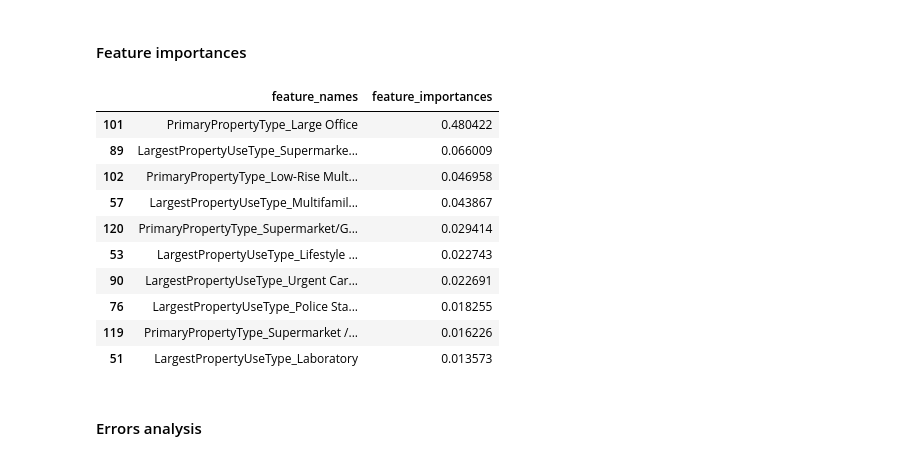
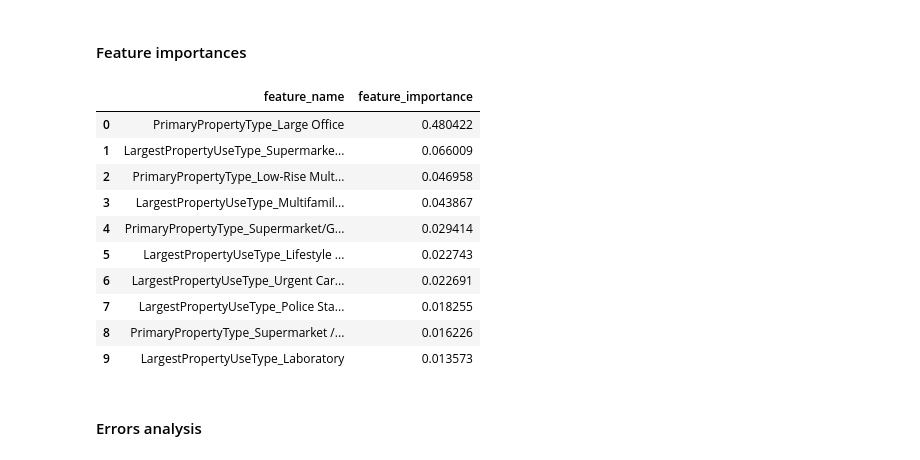
Before and after one commit to nicodesh/seattle-building-energy-prediction, a Jupyter notebook: seattle-building-energy-forecasting-part5.ipynb, the cells around one changed output. Cells and saved outputs as stored; diff of their text form; code cells hidden in the pictures.

```diff
--- a/seattle-building-energy-forecasting-part5.ipynb
+++ b/seattle-building-energy-forecasting-part5.ipynb
@@ -447,7 +461,8 @@ params = {'max_depth': [50],
           'n_jobs': [4],
           'n_estimators':[50]}
 
-regressor2, model2, X_test2, y_test2 = my_xgb(data_prep.drop([target2, "ENERGYSTARScore"], axis=1), params, target1)
+regressor2, X_test2, y_test2 = my_xgb(data_prep.drop([target2, "ENERGYSTARScore"], axis=1), params, target1)
+model2 = regressor2["model"].iloc[0]
 # %% [markdown]
 #### Display results
 # %%
@@ -462,27 +493,27 @@ print(model2.get_params())
 # %%
 feature_importances = model2.feature_importances_
 feature_names = data_prep.drop([target1, target2, "ENERGYSTARScore"], axis=1).columns
 
 temp_df2 = {
-    'feature_names': feature_names,
-    'feature_importances': feature_importances
+    'feature_name': feature_names,
+    'feature_importance': feature_importances
 }
 
-temp_df2 = pd.DataFrame(temp_df2).sort_values(by="feature_importances", ascending=False)
+temp_df2 = pd.DataFrame(temp_df2).sort_values(by="feature_importance", ascending=False)
 
-display(temp_df2.head(10))
+display(temp_df2.reset_index(drop=True).head(10))
 # %% [output]
-|  | feature_names | feature_importances |
-| 101 | PrimaryPropertyType_Large Office | 0.480422 |
-| 89 | LargestPropertyUseType_Supermarke... | 0.066009 |
-| 102 | PrimaryPropertyType_Low-Rise Mult... | 0.046958 |
-| 57 | LargestPropertyUseType_Multifamil... | 0.043867 |
-| 120 | PrimaryPropertyType_Supermarket/G... | 0.029414 |
-| 53 | LargestPropertyUseType_Lifestyle ... | 0.022743 |
-| 90 | LargestPropertyUseType_Urgent Car... | 0.022691 |
-| 76 | LargestPropertyUseType_Police Sta... | 0.018255 |
-| 119 | PrimaryPropertyType_Supermarket /... | 0.016226 |
-| 51 | LargestPropertyUseType_Laboratory | 0.013573 |
+|  | feature_name | feature_importance |
+| 0 | PrimaryPropertyType_Large Office | 0.480422 |
+| 1 | LargestPropertyUseType_Supermarke... | 0.066009 |
+| 2 | PrimaryPropertyType_Low-Rise Mult... | 0.046958 |
+| 3 | LargestPropertyUseType_Multifamil... | 0.043867 |
+| 4 | PrimaryPropertyType_Supermarket/G... | 0.029414 |
+| 5 | LargestPropertyUseType_Lifestyle ... | 0.022743 |
+| 6 | LargestPropertyUseType_Urgent Car... | 0.022691 |
+| 7 | LargestPropertyUseType_Police Sta... | 0.018255 |
+| 8 | PrimaryPropertyType_Supermarket /... | 0.016226 |
+| 9 | LargestPropertyUseType_Laboratory | 0.013573 |
 # %% [markdown]
 #### Errors analysis
 # %%
```
Also changed, not shown: parts of 12 cells of this notebook.
